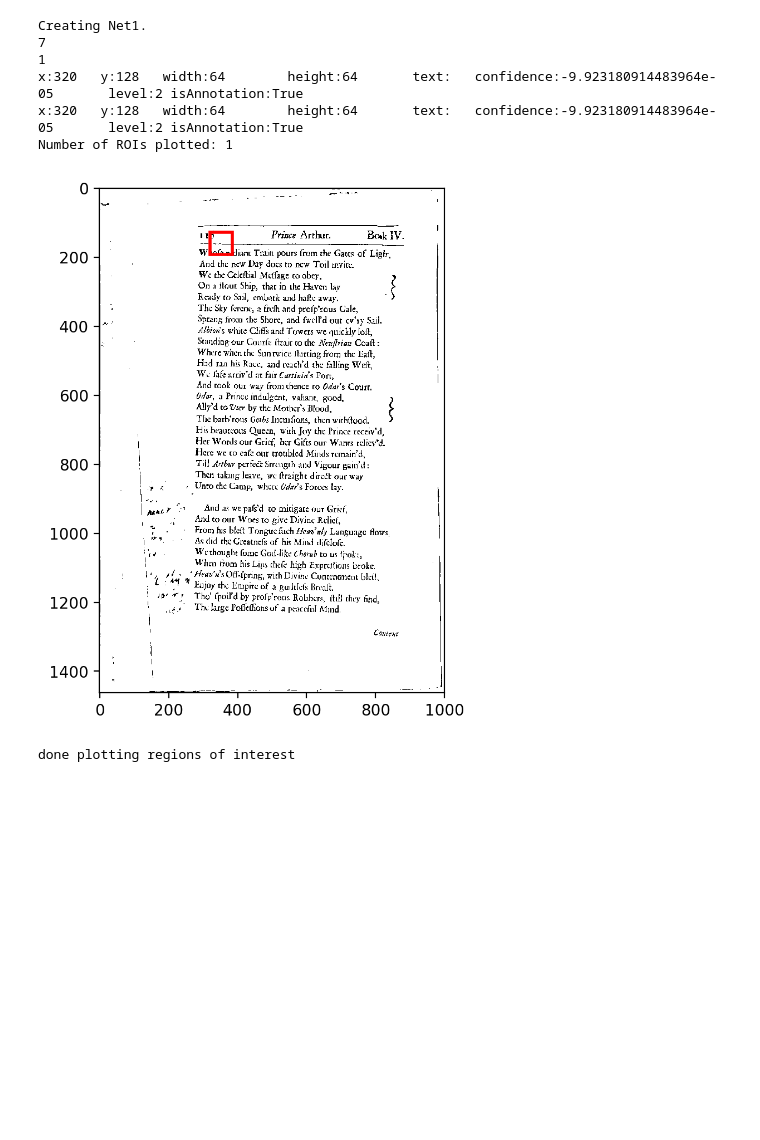
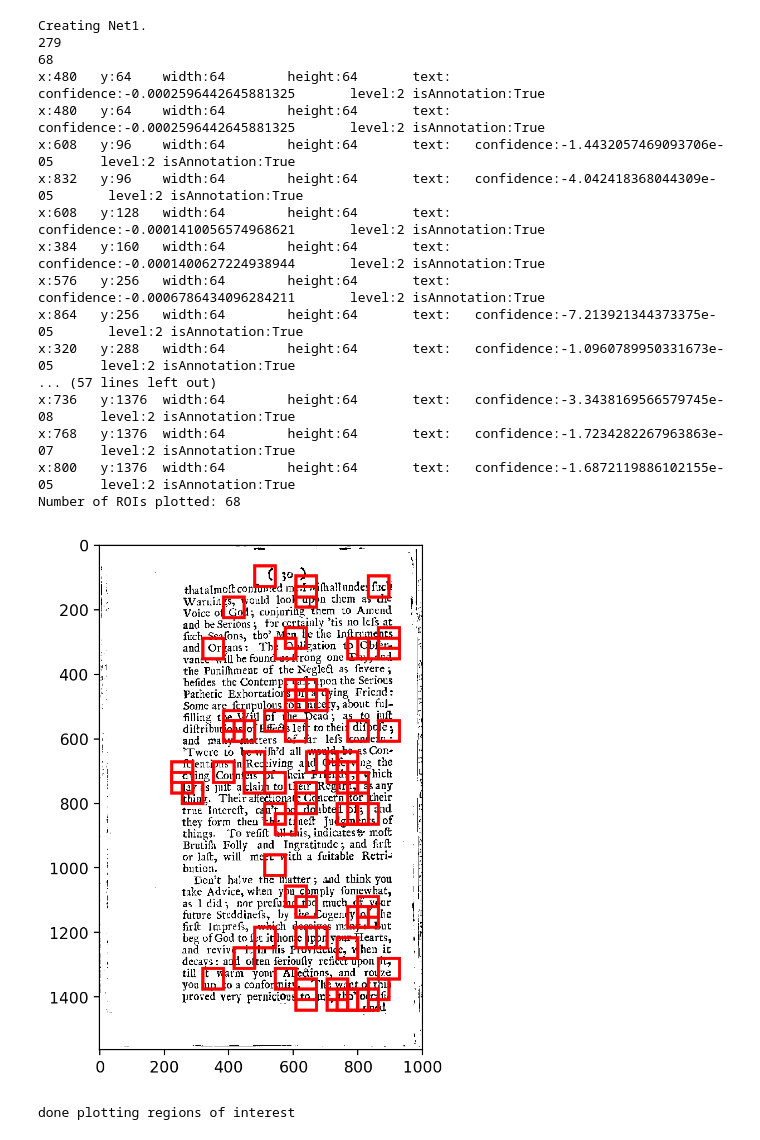
Before and after one commit to collectionslab/Omniscribe, a Jupyter notebook: experiments/cnn/notebooks/net1-IAM-visualize.ipynb, the cells around one changed output. Drawn from its saved outputs; the diff is of its cells as text; code cells hidden in the pictures; blank space fills up the shorter version.

Commit message:
visualized 750 epochs

```diff
--- a/experiments/cnn/notebooks/net1-IAM-visualize.ipynb
+++ b/experiments/cnn/notebooks/net1-IAM-visualize.ipynb
@@ -43,9 +43,9 @@ import torch
 #img_loc = '/home/rahul/data/printed_with_ids_harsh_filter/books-preprocessed-images/Albin/positive/164.png'
 #img_loc = '/home/rahul/data/printed_with_ids_harsh_filter/books-preprocessed-images/Voltaire/positive/11.png'
 #img_loc = '/home/rahul/data/printed_with_ids_harsh_filter/books-preprocessed-images/Defoe/positive/103.png'
-#img_loc = '/home/rahul/data/printed_with_ids_harsh_filter/books-preprocessed-images/Defoe/negative/1981.png'
+img_loc = '/home/rahul/data/printed_with_ids_harsh_filter/books-preprocessed-images/Defoe/negative/1981.png'
 #img_loc = '/home/rahul/data/printed_with_ids_harsh_filter/books-preprocessed-images/Ascham/positive/1073.png'
-img_loc = '/home/rahul/data/printed_with_ids_harsh_filter/books-preprocessed-images/Blackmore/positive/1601.png'
+#img_loc = '/home/rahul/data/printed_with_ids_harsh_filter/books-preprocessed-images/Blackmore/positive/1601.png'
 
 
 pilimg = Image.open(img_loc)
@@ -58,7 +58,7 @@ from bounding_box_classification import get_pos_rois
 # net1 = Net1()
 net1 = create_model_architecture('net1', use_gpu = False)
 # net1.load_state_dict(torch.load('models/net1-IAM-1.pt'))
-net1.load_state_dict(torch.load('models/net1-aa_64-1000ep.pt'))
+net1.load_state_dict(torch.load('models/net1-aa_64-750ep.pt'))
 
 
 # Modify this as necessary
@@ -91,39 +91,50 @@ confs = [roi.confidence for roi in all_rois]
 
 
 
 
 print(len(all_rois))
 threshold = -7.58074643e-04
 thresholded_rois = [roi for roi in all_rois if roi.confidence >= threshold]
 print(len(thresholded_rois))
 print(thresholded_rois[0].toString())
 
 
 
 from detection.lib.utils.Utils import plt_img
 plt_img(imgarr, rois=[(thresholded_rois, 'r')])#, roi_level_set=roi_level_set)
 
 
 
 
 
 #print('number of pos ROIs found', len(all_rois))
 
 # from detection.lib.ImgProcessor import ImgProcessor
 #from detection.lib.utils.Utils import plt_img
 # plot the rois and plot only certain information according to the set
 # imgProcessor = ImgProcessor()
 # img = imgProcessor.loadImage(inFilename=img_loc)
 # roi_level_set = set([1])
 #plt_img(imgarr, rois=[(all_rois, 'r')])#, roi_level_set=roi_level_set)
 # %% [output]
 Creating Net1.
-7
-1
-x:320   y:128   width:64        height:64       text:   confidence:-9.923180914483964e-05       level:2 isAnnotation:True
-x:320   y:128   width:64        height:64       text:   confidence:-9.923180914483964e-05       level:2 isAnnotation:True
-Number of ROIs plotted: 1
+279
+68
+x:480   y:64    width:64        height:64       text:   confidence:-0.0002596442645881325       level:2 isAnnotation:True
+x:480   y:64    width:64        height:64       text:   confidence:-0.0002596442645881325       level:2 isAnnotation:True
+x:608   y:96    width:64        height:64       text:   confidence:-1.4432057469093706e-05      level:2 isAnnotation:True
+x:832   y:96    width:64        height:64       text:   confidence:-4.042418368044309e-05       level:2 isAnnotation:True
+x:608   y:128   width:64        height:64       text:   confidence:-0.0001410056574968621       level:2 isAnnotation:True
+x:384   y:160   width:64        height:64       text:   confidence:-0.0001400627224938944       level:2 isAnnotation:True
+x:576   y:256   width:64        height:64       text:   confidence:-0.0006786434096284211       level:2 isAnnotation:True
+x:864   y:256   width:64        height:64       text:   confidence:-7.213921344373375e-05       level:2 isAnnotation:True
+x:320   y:288   width:64        height:64       text:   confidence:-1.0960789950331673e-05      level:2 isAnnotation:True
+... (57 lines left out)
+x:736   y:1376  width:64        height:64       text:   confidence:-3.3438169566579745e-08      level:2 isAnnotation:True
+x:768   y:1376  width:64        height:64       text:   confidence:-1.7234282267963863e-07      level:2 isAnnotation:True
+x:800   y:1376  width:64        height:64       text:   confidence:-1.6872119886102155e-05      level:2 isAnnotation:True
+Number of ROIs plotted: 68
-[figure, old version]
+[figure, new version]
 # %%
 print("done plotting regions of interest")
 # %% [output]
```
